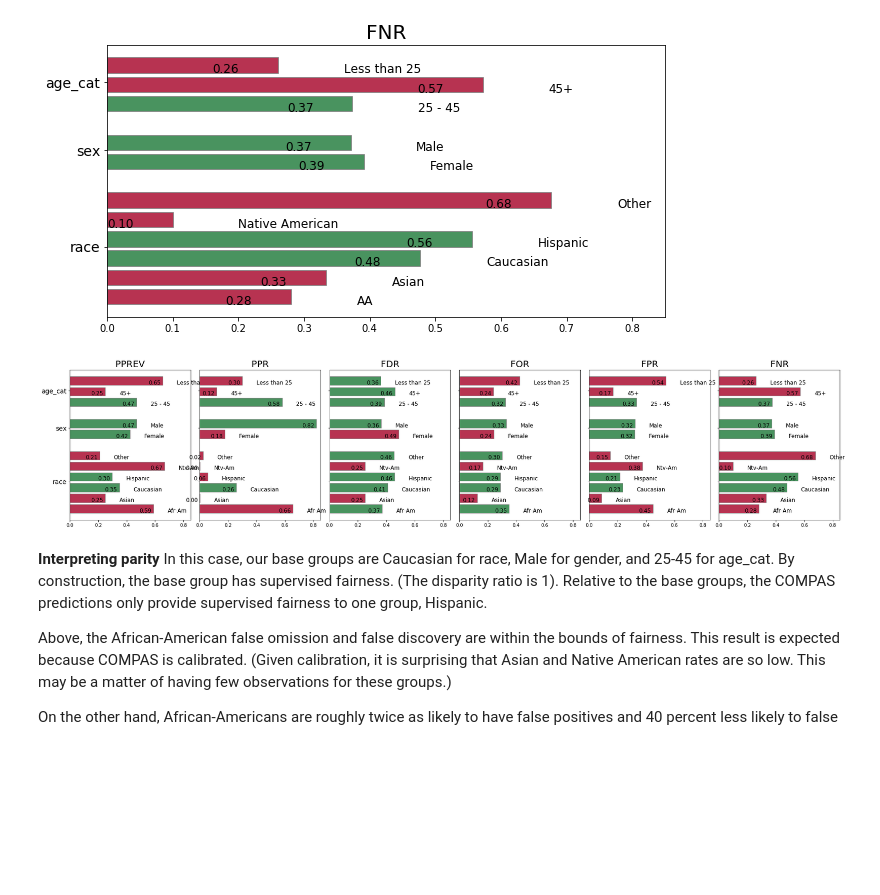
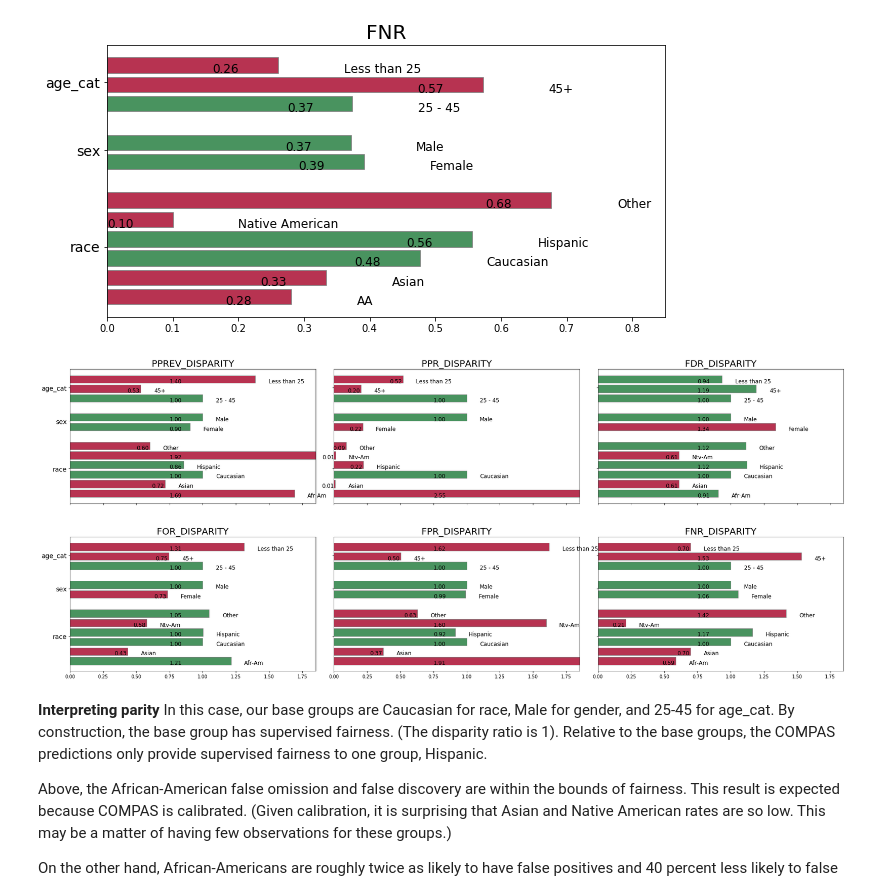
Before and after one commit to dssg/aequitas, a Jupyter notebook: docs/source/examples/compas_demo.ipynb, the cells around one changed output. Drawn from its saved outputs; the diff is of its cells as text; code cells hidden in the pictures; blank space fills up the shorter version.

```diff
--- a/docs/source/examples/compas_demo.ipynb
+++ b/docs/source/examples/compas_demo.ipynb
@@ -698,7 +698,7 @@ plot_single_fairness(fdf, group_metric='fnr', title=True, label_dict={'African-A
 # %%
 import math
 
-def plot_fairness(fairness_table, rates = True, plot_group_metrics=None, fillzeros=True, show_figure=True, title=True, label_dict=None):
+def plot_fairness(fairness_table, disparities = False, plot_group_metrics=None, fillzeros=True, show_figure=True, title=True, label_dict=None):
     """
     This function plots disparities as indicated by the config file
     :param disparities_table: Output of bias.get_disparity functions
@@ -718,7 +718,7 @@ def plot_fairness(fairness_table, rates = True, plot_group_metrics=None, fillzer
     if fillzeros:
         fairness_table = fairness_table.fillna(0)
 
-    if rates:
+    if not disparities:
          # if user chooses to plot rates vs. disparity values (similar to plots in Bias class):
         if not plot_group_metrics:
             plot_group_metrics = ['pprev', 'ppr', 'fdr', 'for','fpr','fnr']
@@ -738,13 +738,13 @@ def plot_fairness(fairness_table, rates = True, plot_group_metrics=None, fillzer
 
     ax_lim = min(10, nearest_quartile(max(fairness_table[plot_group_metrics].max())) + 0.1)
 
-    plots_per_row = 6
+    plots_per_row = 3
     num_metrics = len(plot_group_metrics)
     rows = math.ceil(num_metrics / plots_per_row)
     total_plot_width = 30
 #     gs1 = gridspec.GridSpec(total_plot_height, 6 * rows)
 #     gs1.update(wspace=0, hspace=0)
-    fig, axs = plt.subplots(nrows=rows, ncols=plots_per_row, figsize=(total_plot_width, 6 * rows), sharey=True, sharex=True, gridspec_kw={'wspace':0.075, 'hspace':0.05})
+    fig, axs = plt.subplots(nrows=rows, ncols=plots_per_row, figsize=(total_plot_width, 6 * rows), sharey=True, sharex=True, gridspec_kw={'wspace':0.075, 'hspace':0.25})
 
     ax_col = 0
     ax_row = 0
@@ -765,9 +765,9 @@ def plot_fairness(fairness_table, rates = True, plot_group_metrics=None, fillzer
         plt.show()
     return fig
 # %%
-m = plot_fairness(fdf, title=True, label_dict={'African-American':'Afr-Am', 'Native American':'Ntv-Am', 'Greater than 45': '45+'})
+m = plot_fairness(fdf, disparities = True, title=True, label_dict={'African-American':'Afr-Am', 'Native American':'Ntv-Am', 'Greater than 45': '45+'})
 # %% [output]
-[figure, old version]
+[figure, new version]
 # %% [markdown]
 __Interpreting parity__ In this case, our base groups are Caucasian for race, Male for gender, and 25-45 for age_cat. By construction, the base group has supervised fairness. (The disparity ratio is 1). Relative to the base groups, the COMPAS predictions only provide supervised fairness to one group, Hispanic.
 
```
Also changed, not shown: parts of 5 cells of this notebook.
